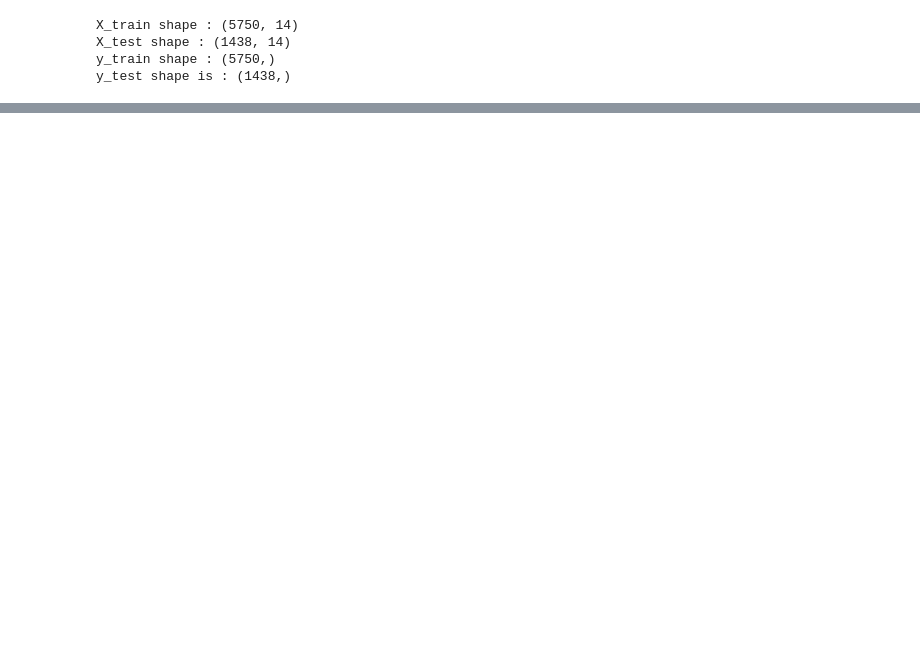
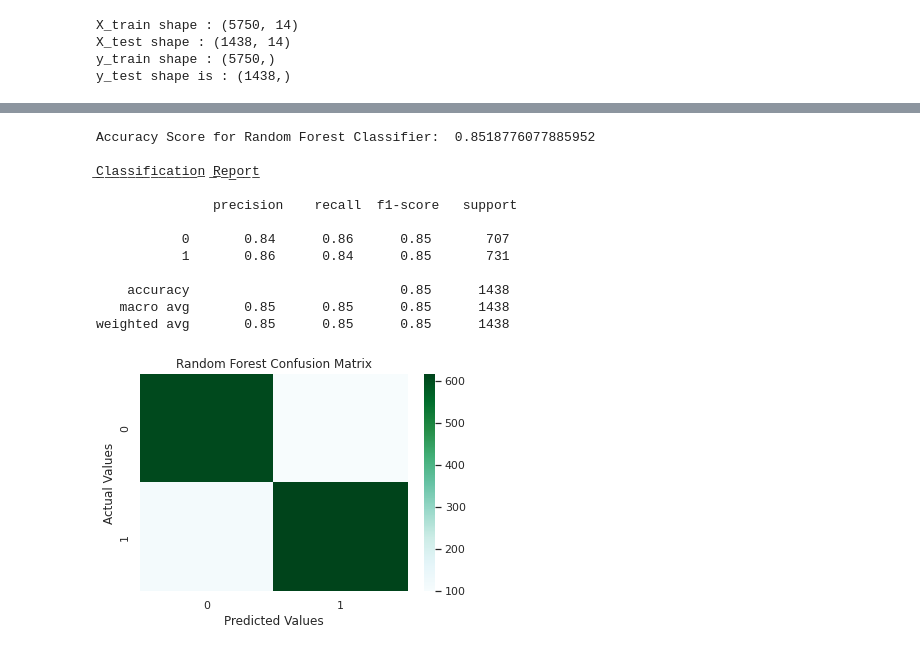
Before and after one commit to Manoj1247/HeartDiseaseClassification, a Jupyter notebook: HeartDiseaseClassification.ipynb, the cells around one changed output, grey strips where cells are left out. Drawn from its saved outputs; the diff is of its cells as text; code cells hidden in the pictures; blank space fills up the shorter version.

Commit message:
Implemented RandomForestClassifier

```diff
--- a/HeartDiseaseClassification.ipynb
+++ b/HeartDiseaseClassification.ipynb
@@ -184,10 +184,10 @@ X_train.head()
 # %%
 #Re-assign the columns
 X_train.columns= X.columns
-X_valid.columns= X.columns
+X_test.columns= X.columns
 
 y_train.index= X_train.index
-y_valid.index= X_valid.index
+y_test.index= X_test.index
 # %%
 X_train.head()
 # %% [output]
@@ -199,0 +200,42 @@ X_train.head()
+# %%
+#Defining a function to visualize the confusion matrix
+from sklearn.metrics import classification_report
+def plot_confusion_matrix(y_test, y_pred, plt_title):
+    c_m=confusion_matrix(y_test, y_pred)
+    print("\u0332".join('\nClassification Report\n'),'\n', classification_report(y_test, y_pred))
+    sns.heatmap(c_m, annot=False, fmt='g', cmap='BuGn')
+    plt.xlabel('Predicted Values')
+    plt.ylabel('Actual Values')
+    plt.title(plt_title)
+    plt.show()
+    return c_m
+# %%
+#Implementing RandomForestClassification model
+from sklearn.ensemble import RandomForestClassifier
+from sklearn.metrics import confusion_matrix
+from sklearn.metrics import accuracy_score
+rfc=RandomForestClassifier(bootstrap= True,
+                           max_depth= 80,
+                           max_features= 2,
+                           min_samples_leaf= 3,
+                           min_samples_split= 8,
+                           n_estimators= 300,
+                           random_state=0)
+rfc.fit(X_train, y_train)
+y_pred_rfc=rfc.predict(X_test)
+print('Accuracy Score for Random Forest Classifier: ',accuracy_score(y_test,y_pred_rfc))
+cm_rfc= plot_confusion_matrix(y_test, y_pred_rfc, 'Random Forest Confusion Matrix')
+# %% [output]
+Accuracy Score for Random Forest Classifier:  0.8518776077885952
+
+̲C̲l̲a̲s̲s̲i̲f̲i̲c̲a̲t̲i̲o̲n̲ ̲R̲e̲p̲o̲r̲t̲
+
+               precision    recall  f1-score   support
+
+           0       0.84      0.86      0.85       707
+           1       0.86      0.84      0.85       731
+
+    accuracy                           0.85      1438
+   macro avg       0.85      0.85      0.85      1438
+weighted avg       0.85      0.85      0.85      1438
+[figure, added]
```
Also changed, not shown: parts of 4 cells of this notebook, 1 other file.
